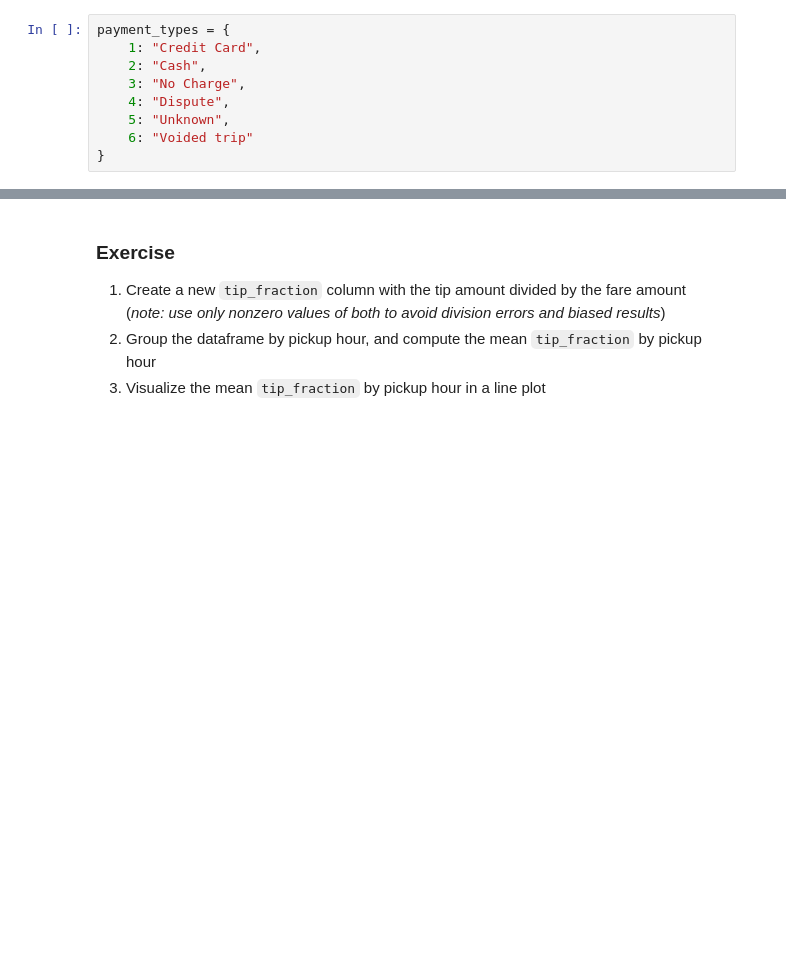
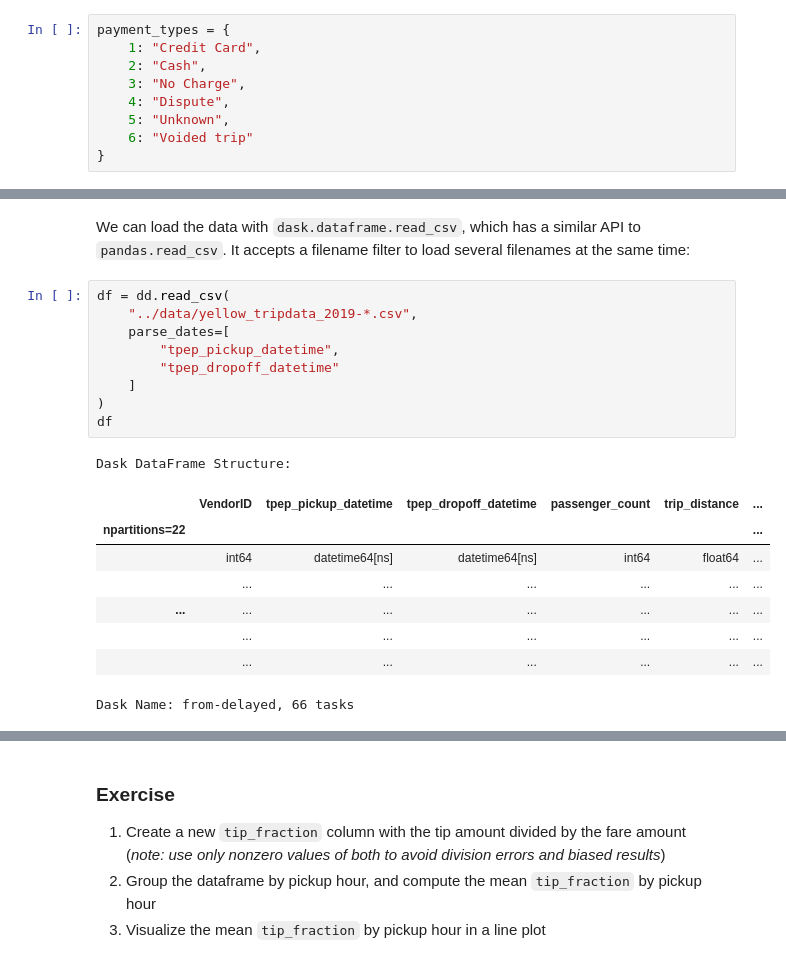
Before and after one commit to astrojuanlu/ie-mbd-advanced-python, a Jupyter notebook: sessions/extra_dask.ipynb, the cells around one changed output, grey strips where cells are left out. Drawn from its saved outputs; the diff is of its cells as text; blank space fills up the shorter version.

```diff
--- a/sessions/extra_dask.ipynb
+++ b/sessions/extra_dask.ipynb
@@ -107,0 +177,21 @@ payment_types = {
+# %% [markdown]
+We can load the data with `dask.dataframe.read_csv`, which has a similar API to `pandas.read_csv`. It accepts a filename filter to load several filenames at the same time:
+# %%
+df = dd.read_csv(
+    "../data/yellow_tripdata_2019-*.csv",
+    parse_dates=[
+        "tpep_pickup_datetime",
+        "tpep_dropoff_datetime"
+    ]
+)
+df
+# %% [output]
+Dask DataFrame Structure:
+|  | VendorID | tpep_pickup_datetime | tpep_dropoff_datetime | passenger_count | trip_distance | ... |
+| npartitions=22 |  |  |  |  |  | ... |
+|  | int64 | datetime64[ns] | datetime64[ns] | int64 | float64 | ... |
+|  | ... | ... | ... | ... | ... | ... |
+| ... | ... | ... | ... | ... | ... | ... |
+|  | ... | ... | ... | ... | ... | ... |
+|  | ... | ... | ... | ... | ... | ... |
+Dask Name: from-delayed, 66 tasks
```
Also changed, not shown: parts of 33 cells of this notebook.
